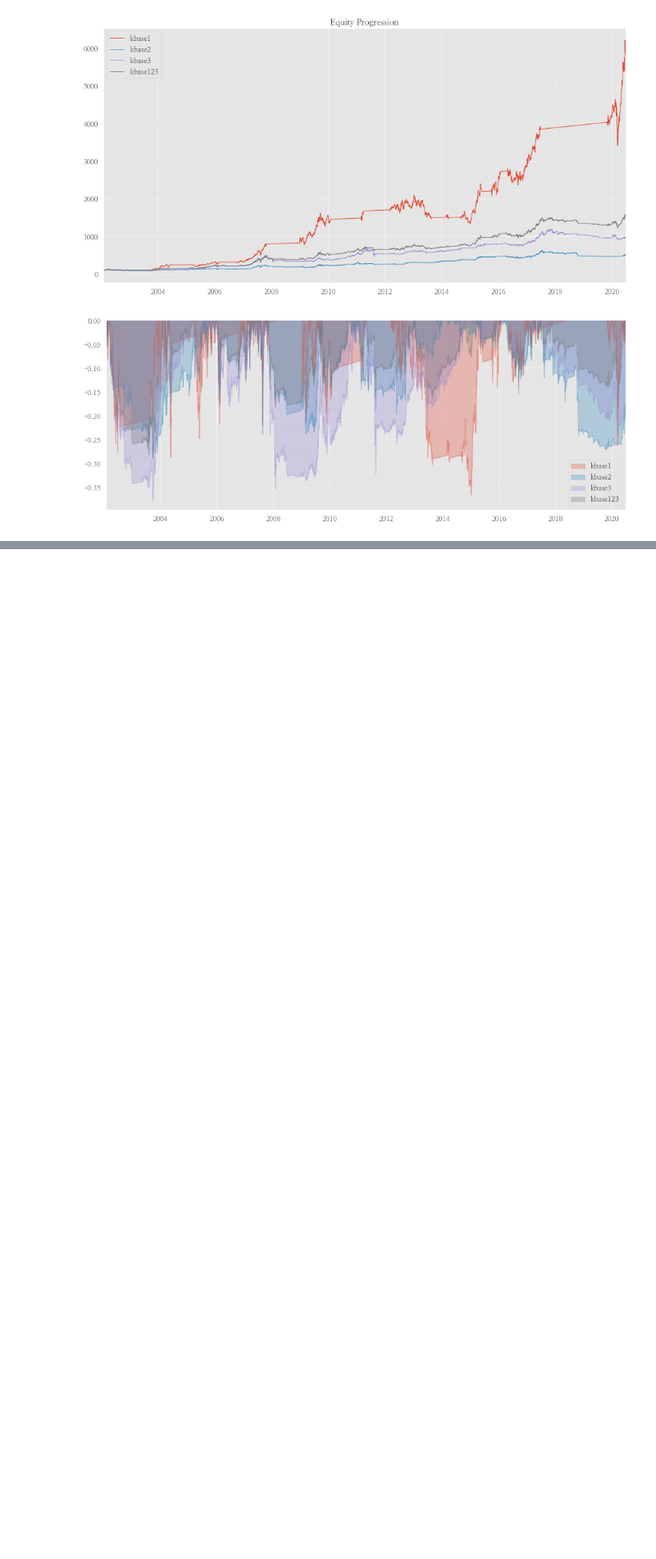
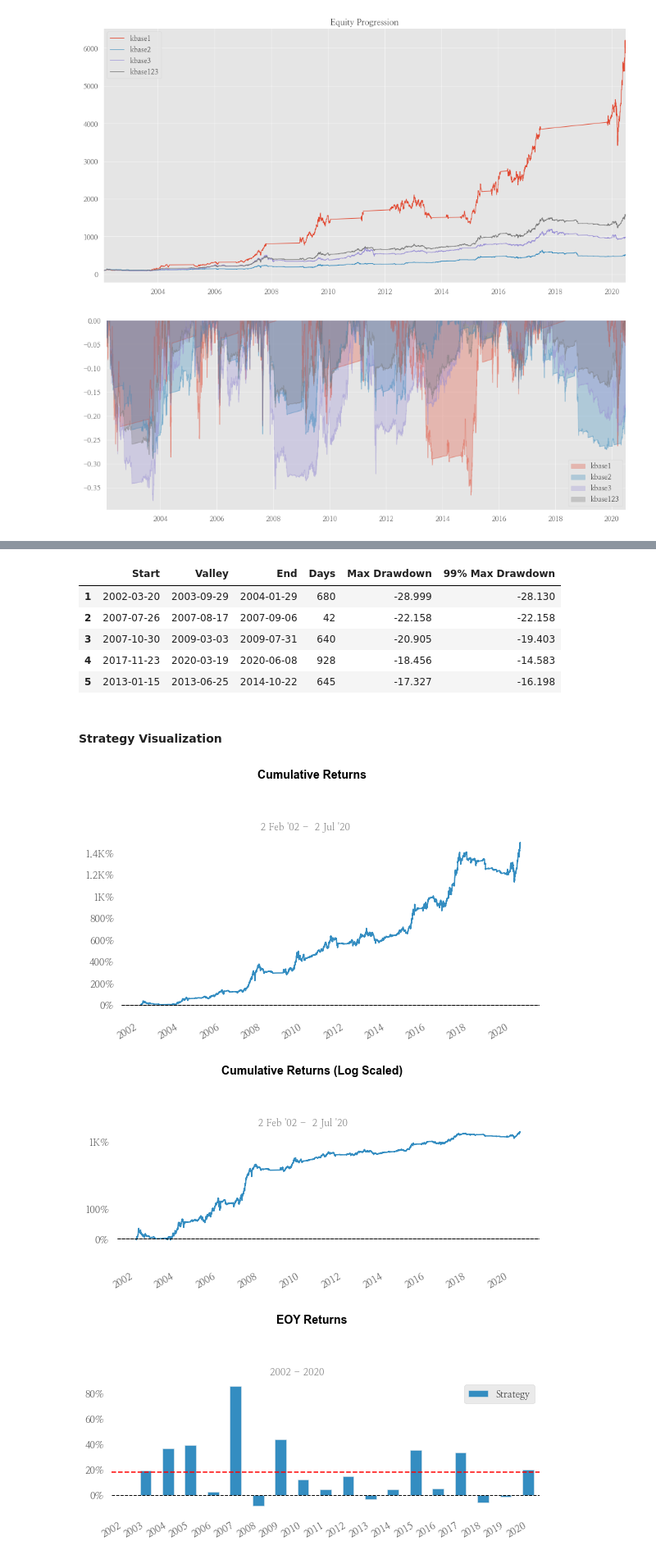
Before and after one commit to hermian/USAP, a Jupyter notebook: ID123.ipynb, the cells around one changed output, grey strips where cells are left out. Shown: that part at 82% size. Cells and saved outputs as stored; diff of their text form; code cells hidden in the pictures; blank space fills up the shorter version.

Commit message:
update report

```diff
--- a/ID123.ipynb
+++ b/ID123.ipynb
@@ -215,3 +165,6 @@ rr.prices.to_drawdown_series().plot.area(stacked=False, alpha=0.3, figsize=(16,
 [figure]
 # %%
 # bt_kbase3.positions.to_csv('한국ID2상대모멘텀_포지션.csv')
+# %%
+qs.reports.full(r_all['kbase123'].prices.to_returns().dropna())
+# %% [output]
@@ -217,0 +191,10 @@ rr.prices.to_drawdown_series().plot.area(stacked=False, alpha=0.3, figsize=(16,
+|  | Start | Valley | End | Days | Max Drawdown | 99% Max Drawdown |
+| 1 | 2002-03-20 | 2003-09-29 | 2004-01-29 | 680 | -28.999 | -28.130 |
+| 2 | 2007-07-26 | 2007-08-17 | 2007-09-06 | 42 | -22.158 | -22.158 |
+| 3 | 2007-10-30 | 2009-03-03 | 2009-07-31 | 640 | -20.905 | -19.403 |
+| 4 | 2017-11-23 | 2020-03-19 | 2020-06-08 | 928 | -18.456 | -14.583 |
+| 5 | 2013-01-15 | 2013-06-25 | 2014-10-22 | 645 | -17.327 | -16.198 |
+Strategy Visualization
+[figure, added]
+[figure, added]
+[figure, added]
```
Also changed, not shown: parts of 11 cells of this notebook, 3 other files.
